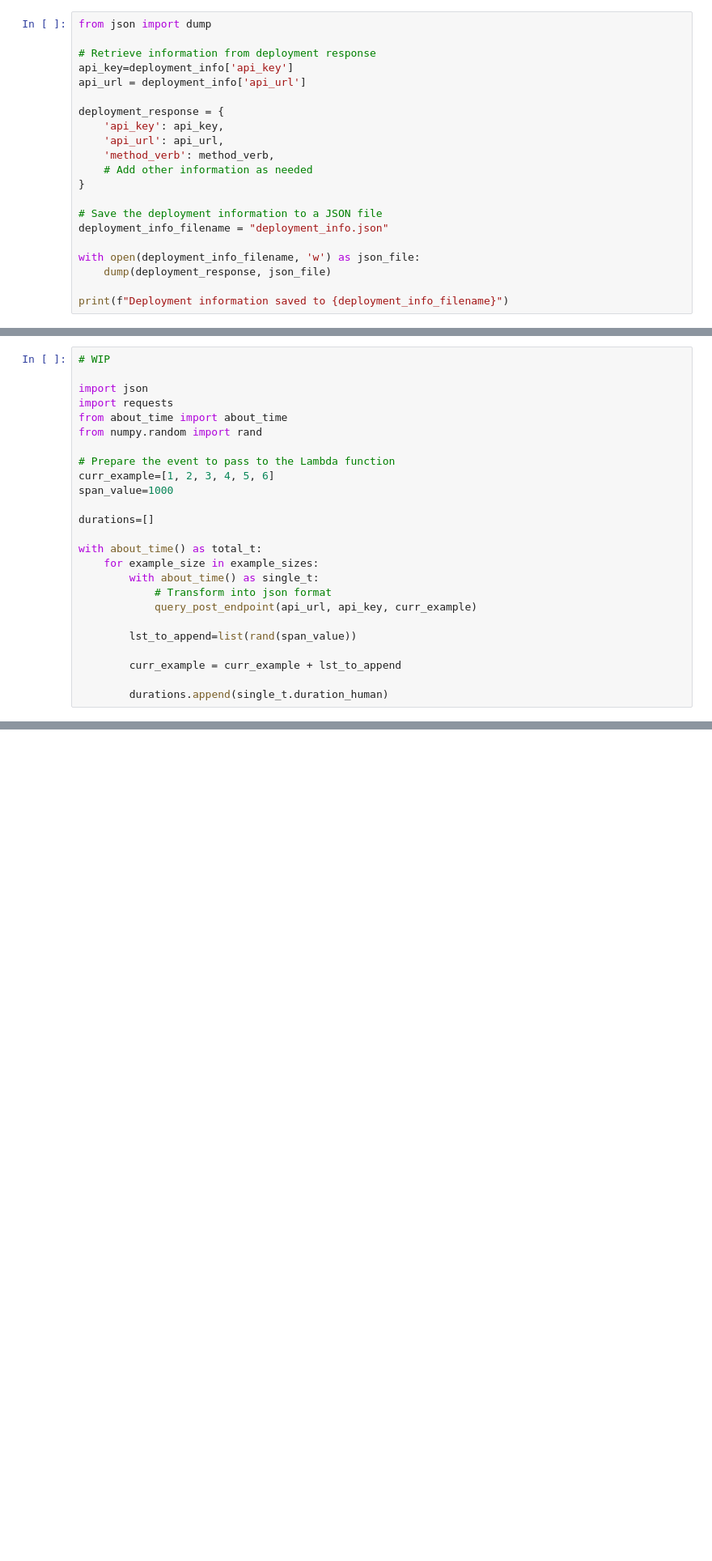
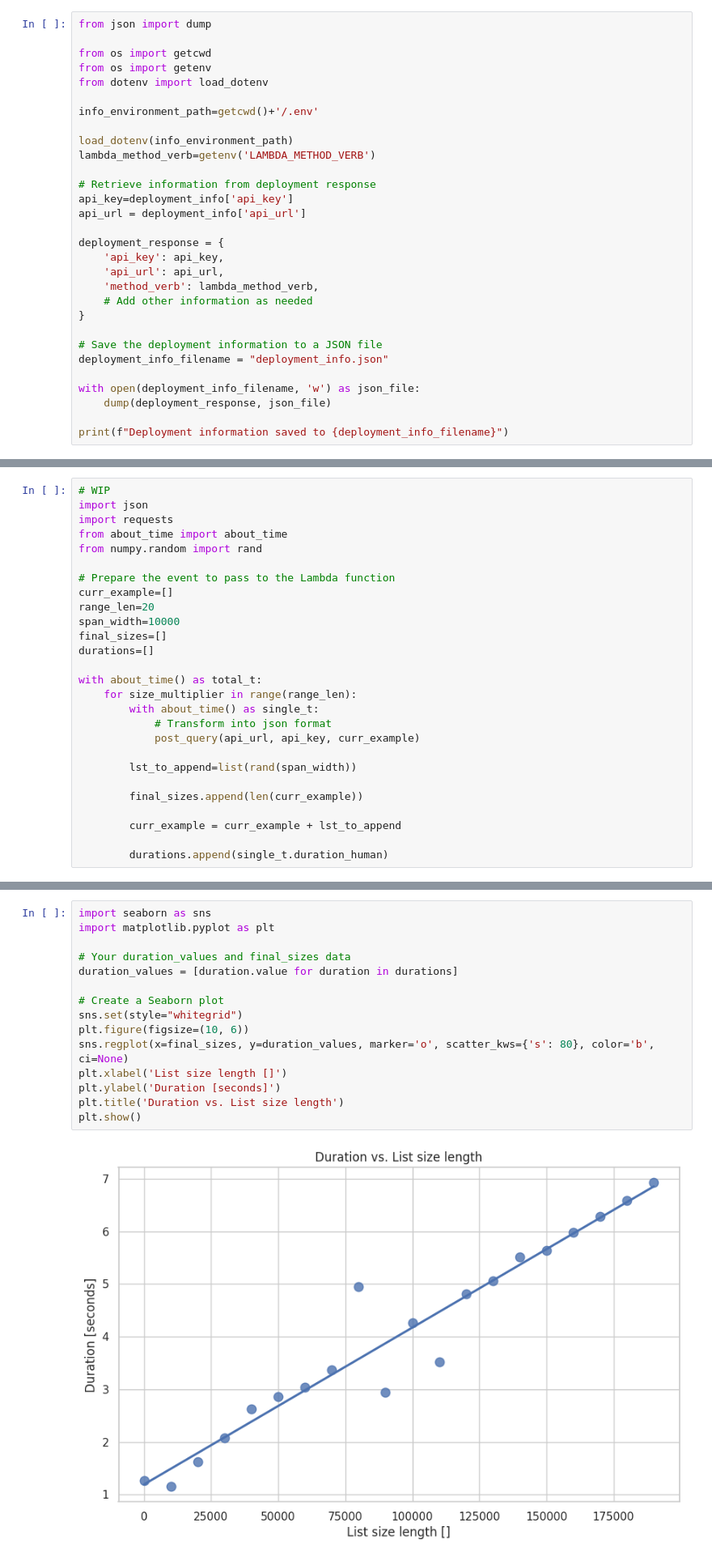
Before and after one commit to trouchet/lambda-api, a Jupyter notebook: deploy_notebook.ipynb, the cells around one changed output, grey strips where cells are left out. Shown at 81% size. Drawn from its saved outputs; the diff is of its cells as text; blank space fills up the shorter version.

```diff
--- a/deploy_notebook.ipynb
+++ b/deploy_notebook.ipynb
@@ -91,5 +122,14 @@ Time taken: 97.66 seconds
 # %%
 from json import dump
+
+from os import getcwd
+from os import getenv
+from dotenv import load_dotenv
+
+info_environment_path=getcwd()+'/.env'
+
+load_dotenv(info_environment_path)
+lambda_method_verb=getenv('LAMBDA_METHOD_VERB')
 
 # Retrieve information from deployment response
 api_key=deployment_info['api_key']
@@ -98,7 +138,7 @@ api_url = deployment_info['api_url']
 deployment_response = {
     'api_key': api_key,
     'api_url': api_url,
-    'method_verb': method_verb,
+    'method_verb': lambda_method_verb,
     # Add other information as needed
 }
 
@@ -176,25 +208,27 @@ Time taken: 0.22 seconds
 [1, 4, 9, 16, 25, 36, 49, 64, 81, 100, 121, 144]
 # %%
 # WIP
-
 import json
 import requests
 from about_time import about_time
 from numpy.random import rand
 
 # Prepare the event to pass to the Lambda function
-curr_example=[1, 2, 3, 4, 5, 6]
-span_value=1000
-
+curr_example=[]
+range_len=20
+span_width=10000
+final_sizes=[]
 durations=[]
 
 with about_time() as total_t:
-    for example_size in example_sizes:
+    for size_multiplier in range(range_len):
         with about_time() as single_t:
             # Transform into json format
-            query_post_endpoint(api_url, api_key, curr_example)
+            post_query(api_url, api_key, curr_example)
 
-        lst_to_append=list(rand(span_value))
+        lst_to_append=list(rand(span_width))
+
+        final_sizes.append(len(curr_example))
 
         curr_example = curr_example + lst_to_append
 
@@ -222,0 +254,17 @@ TypeError: float() argument must be a string or a number, not 'HumanDuration'
+# %%
+import seaborn as sns
+import matplotlib.pyplot as plt
+
+# Your duration_values and final_sizes data
+duration_values = [duration.value for duration in durations]
+
+# Create a Seaborn plot
+sns.set(style="whitegrid")
+plt.figure(figsize=(10, 6))
+sns.regplot(x=final_sizes, y=duration_values, marker='o', scatter_kws={'s': 80}, color='b', ci=None)
+plt.xlabel('List size length []')
+plt.ylabel('Duration [seconds]')
+plt.title('Duration vs. List size length')
+plt.show()
+# %% [output]
+[figure, added]
```
Also changed, not shown: parts of 6 cells of this notebook, 3 other files.
